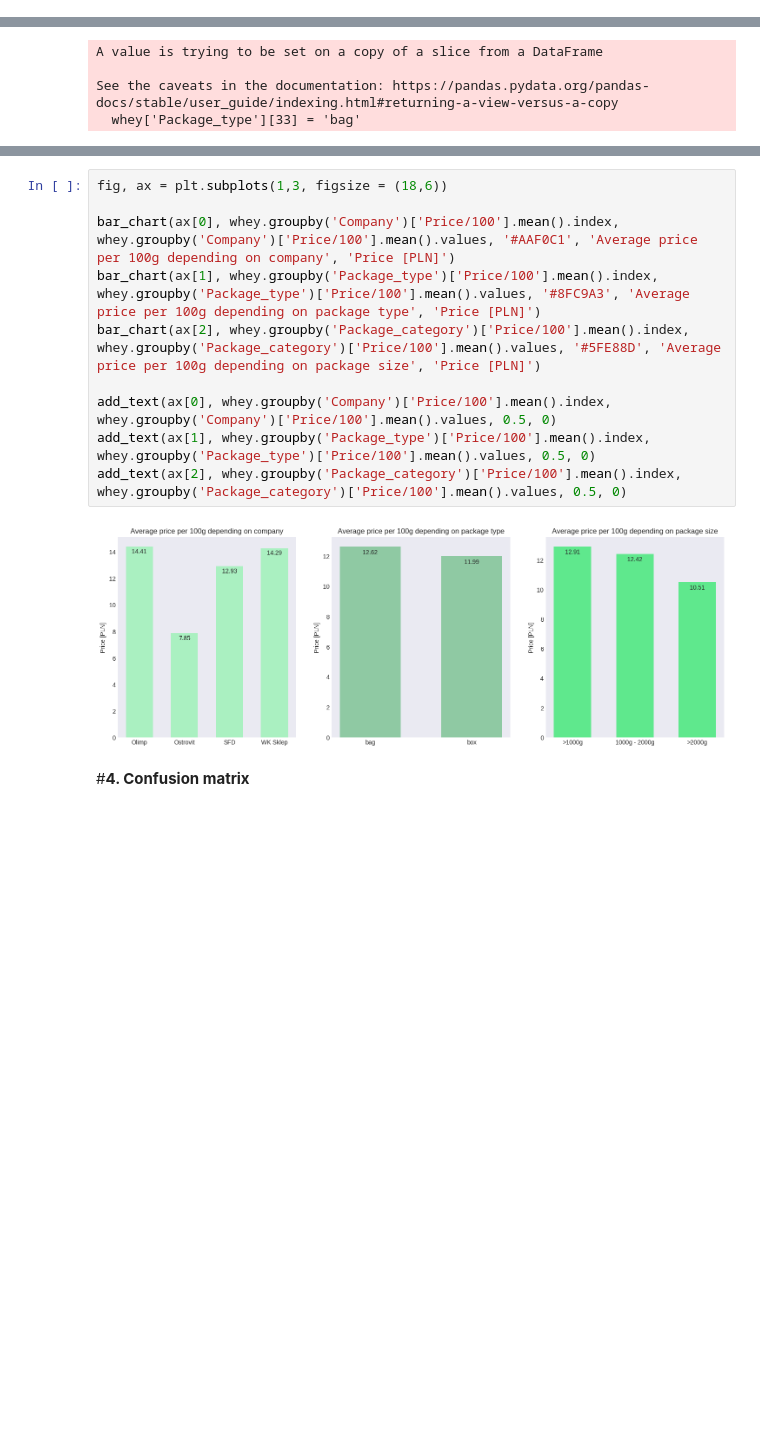
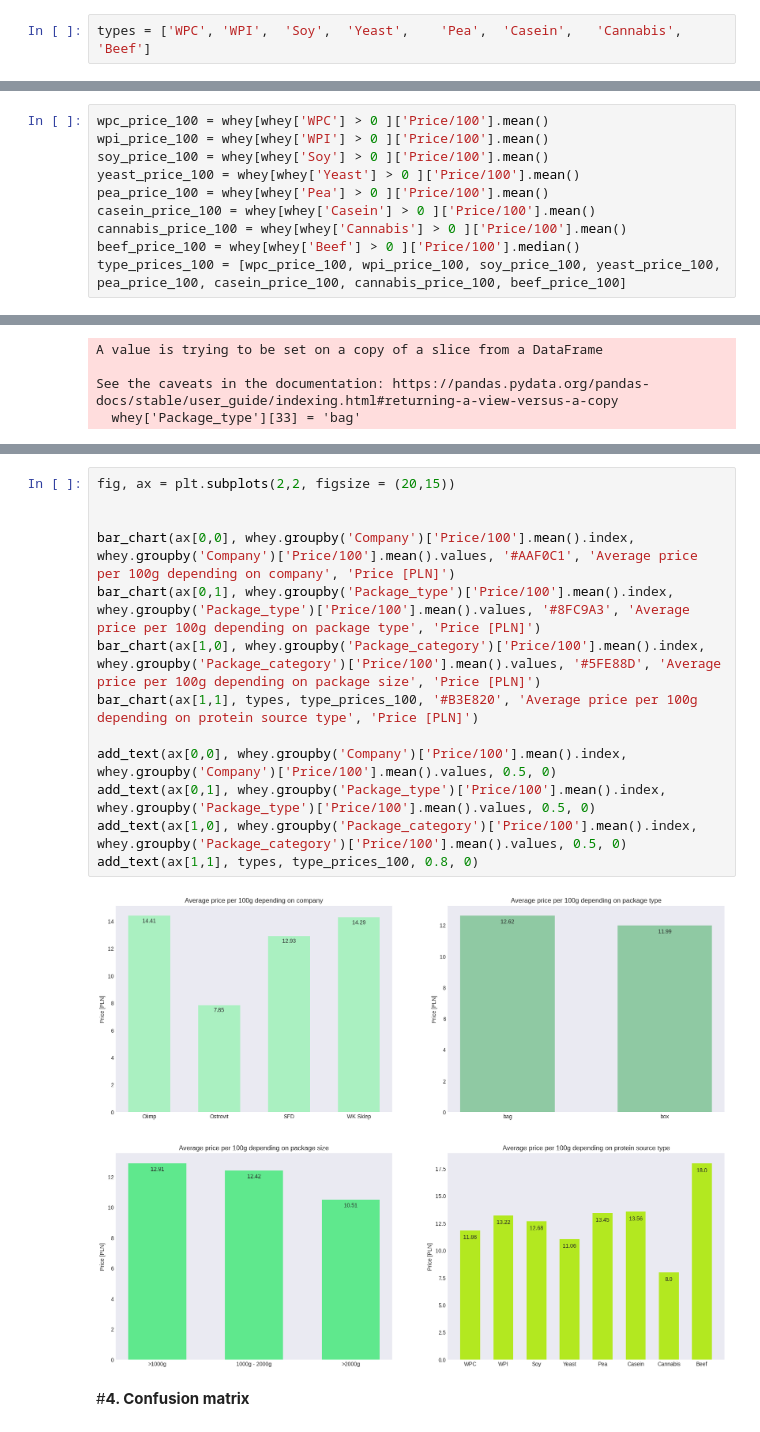
Before and after one commit to KamilShape/whey_analysis, a Jupyter notebook: Whey_analysis.ipynb, the cells around one changed output, grey strips where cells are left out. Drawn from its saved outputs; the diff is of its cells as text; blank space fills up the shorter version.

```diff
--- a/Whey_analysis.ipynb
+++ b/Whey_analysis.ipynb
@@ -95,3 +95,5 @@ def add_text(chart, x, y, move_y, angle, move_x = 0,):
     if type(x[i]) != str:
       x_value = x[i] + move_x
     chart.text(x_value, y[i]-move_y, round(y[i], 2), horizontalalignment='center', rotation=angle)
+# %%
+types = ['WPC',	'WPI',	'Soy',	'Yeast',	'Pea',	'Casein',	'Cannabis',	'Beef']
@@ -97,0 +110,10 @@ def add_text(chart, x, y, move_y, angle, move_x = 0,):
+# %%
+wpc_price_100 = whey[whey['WPC'] > 0 ]['Price/100'].mean()
+wpi_price_100 = whey[whey['WPI'] > 0 ]['Price/100'].mean()
+soy_price_100 = whey[whey['Soy'] > 0 ]['Price/100'].mean()
+yeast_price_100 = whey[whey['Yeast'] > 0 ]['Price/100'].mean()
+pea_price_100 = whey[whey['Pea'] > 0 ]['Price/100'].mean()
+casein_price_100 = whey[whey['Casein'] > 0 ]['Price/100'].mean()
+cannabis_price_100 = whey[whey['Cannabis'] > 0 ]['Price/100'].mean()
+beef_price_100 = whey[whey['Beef'] > 0 ]['Price/100'].median()
+type_prices_100 = [wpc_price_100, wpi_price_100, soy_price_100, yeast_price_100, pea_price_100, casein_price_100, cannabis_price_100, beef_price_100]
@@ -143,15 +181,18 @@ add_text(ax[2], whey.groupby('Package_category')['Price'].mean().index, whey.gro
 # %%
-fig, ax = plt.subplots(1,3, figsize = (18,6))
+fig, ax = plt.subplots(2,2, figsize = (20,15))
 
-bar_chart(ax[0], whey.groupby('Company')['Price/100'].mean().index, whey.groupby('Company')['Price/100'].mean().values, '#AAF0C1', 'Average price per 100g depending on company', 'Price [PLN]')
-bar_chart(ax[1], whey.groupby('Package_type')['Price/100'].mean().index, whey.groupby('Package_type')['Price/100'].mean().values, '#8FC9A3', 'Average price per 100g depending on package type', 'Price [PLN]')
-bar_chart(ax[2], whey.groupby('Package_category')['Price/100'].mean().index, whey.groupby('Package_category')['Price/100'].mean().values, '#5FE88D', 'Average price per 100g depending on package size', 'Price [PLN]')
 
-add_text(ax[0], whey.groupby('Company')['Price/100'].mean().index, whey.groupby('Company')['Price/100'].mean().values, 0.5, 0)
-add_text(ax[1], whey.groupby('Package_type')['Price/100'].mean().index, whey.groupby('Package_type')['Price/100'].mean().values, 0.5, 0)
-add_text(ax[2], whey.groupby('Package_category')['Price/100'].mean().index, whey.groupby('Package_category')['Price/100'].mean().values, 0.5, 0)
+bar_chart(ax[0,0], whey.groupby('Company')['Price/100'].mean().index, whey.groupby('Company')['Price/100'].mean().values, '#AAF0C1', 'Average price per 100g depending on company', 'Price [PLN]')
+bar_chart(ax[0,1], whey.groupby('Package_type')['Price/100'].mean().index, whey.groupby('Package_type')['Price/100'].mean().values, '#8FC9A3', 'Average price per 100g depending on package type', 'Price [PLN]')
+bar_chart(ax[1,0], whey.groupby('Package_category')['Price/100'].mean().index, whey.groupby('Package_category')['Price/100'].mean().values, '#5FE88D', 'Average price per 100g depending on package size', 'Price [PLN]')
+bar_chart(ax[1,1], types, type_prices_100, '#B3E820', 'Average price per 100g depending on protein source type', 'Price [PLN]')
+
+add_text(ax[0,0], whey.groupby('Company')['Price/100'].mean().index, whey.groupby('Company')['Price/100'].mean().values, 0.5, 0)
+add_text(ax[0,1], whey.groupby('Package_type')['Price/100'].mean().index, whey.groupby('Package_type')['Price/100'].mean().values, 0.5, 0)
+add_text(ax[1,0], whey.groupby('Package_category')['Price/100'].mean().index, whey.groupby('Package_category')['Price/100'].mean().values, 0.5, 0)
+add_text(ax[1,1], types, type_prices_100, 0.8, 0)
 # %% [output]
-[figure, old version]
+[figure, new version]
 # %% [markdown]
 #**4. Confusion matrix**
 # %%
```
Also changed, not shown: parts of 8 cells of this notebook.
